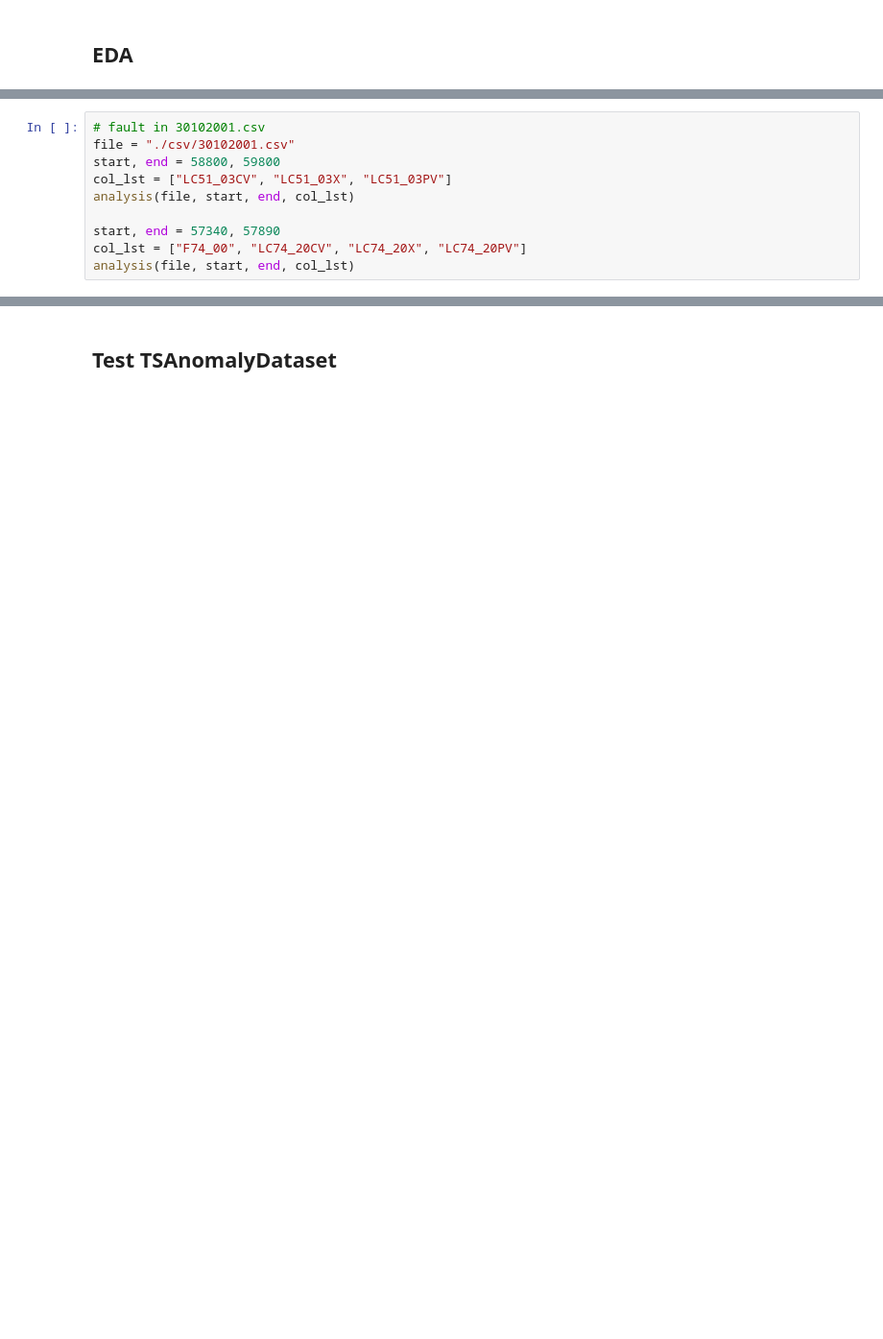
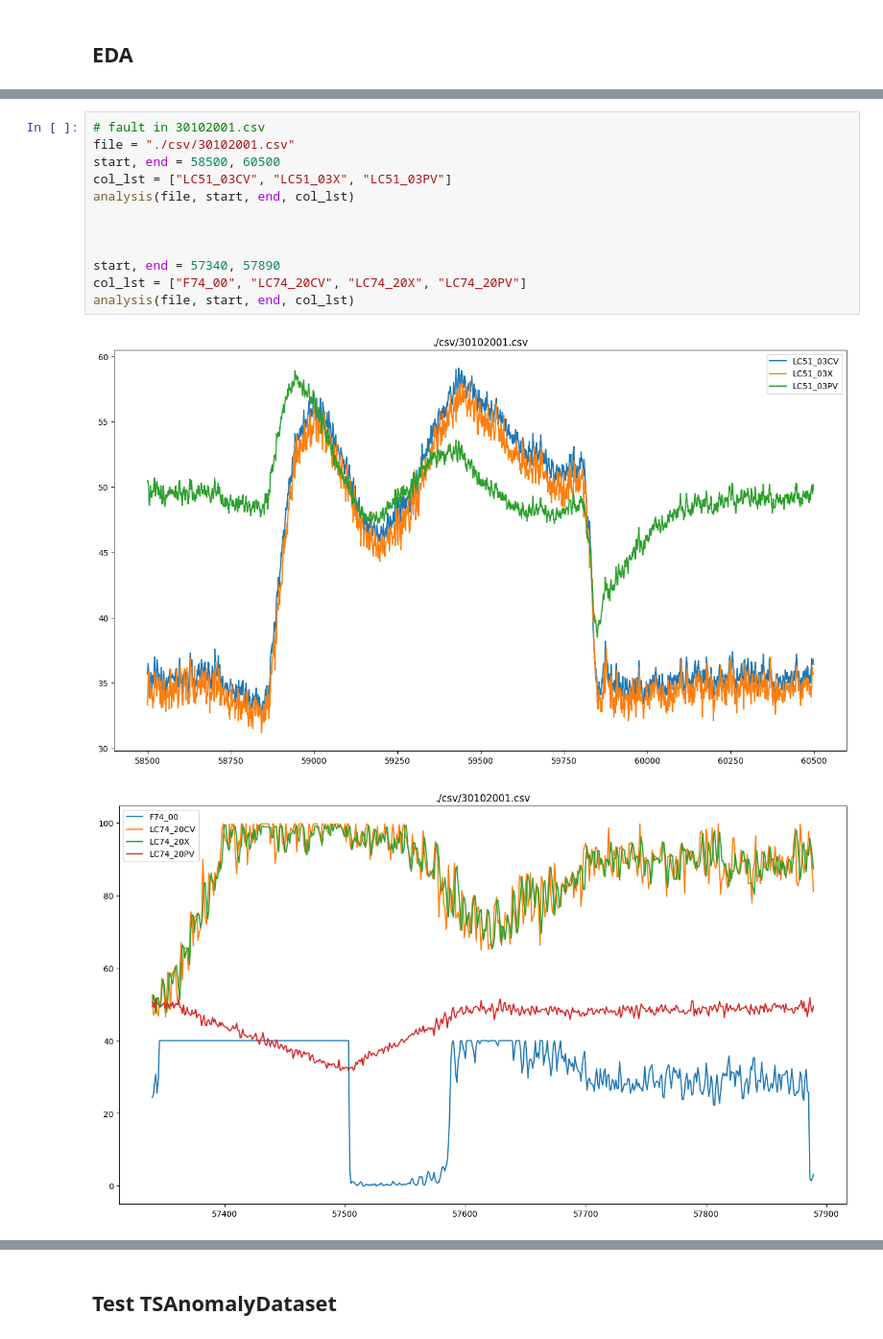
Before and after one commit to LanceWang12/Pretrained-Time-Series-Transformer, a Jupyter notebook: data/DMDS/EDA.ipynb, the cells around one changed output, grey strips where cells are left out. Shown at 96% size. Drawn from its saved outputs; the diff is of its cells as text; blank space fills up the shorter version.

```diff
--- a/data/DMDS/EDA.ipynb
+++ b/data/DMDS/EDA.ipynb
@@ -103,13 +159,18 @@ df = pd.read_csv(filename)
 # %%
 # fault in 30102001.csv
 file = "./csv/30102001.csv"
-start, end = 58800, 59800
+start, end = 58500, 60500
 col_lst = ["LC51_03CV", "LC51_03X", "LC51_03PV"]
 analysis(file, start, end, col_lst)
+
+
 
 start, end = 57340, 57890
 col_lst = ["F74_00", "LC74_20CV", "LC74_20X", "LC74_20PV"]
 analysis(file, start, end, col_lst)
+# %% [output]
+[figure, added]
+[figure, added]
 # %%
 # fault in 09112001.csv
 file = "./csv/09112001.csv"
```
Also changed, not shown: parts of 18 cells of this notebook, 4 other files.
